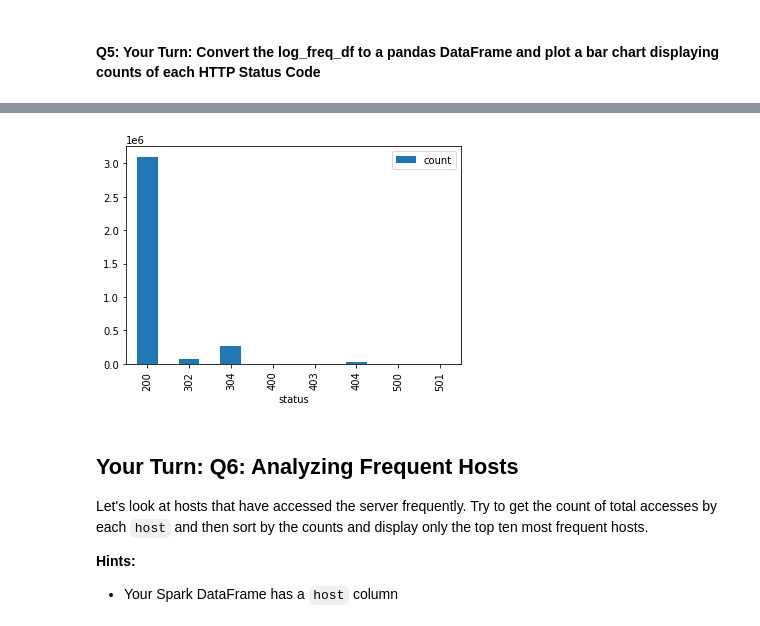
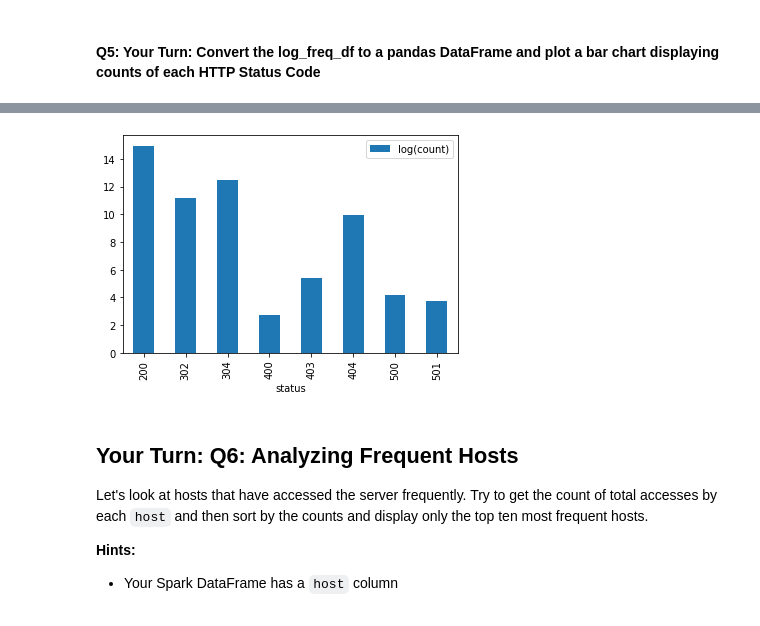
Before and after one commit to JoshSpangler96/mec-mini-projects, a Jupyter notebook: Sparks_Data_Wrangling/Sparks_Data_Wrangling.ipynb, the cells around one changed output, grey strips where cells are left out. Saved outputs shown, nothing was run; the diff lists cells and outputs as text; code cells hidden in the pictures.

```diff
--- a/Sparks_Data_Wrangling/Sparks_Data_Wrangling.ipynb
+++ b/Sparks_Data_Wrangling/Sparks_Data_Wrangling.ipynb
@@ -539,10 +539,10 @@ log_freq_df.show()
 #### Q5: Your Turn: Convert the log\_freq\_df to a pandas DataFrame and plot a bar chart displaying counts of each HTTP Status Code
 # %%
 log_freq_pd_df = log_freq_df.toPandas()
-log_freq_pd_df.plot(x='status', y='count', kind='bar')
+log_freq_pd_df.plot(x='status', y='log(count)', kind='bar')
 # %% [output]
 [interactive output not drawn]
-[figure, old version]
+[figure, new version]
 # %% [markdown]
 ## Your Turn: Q6: Analyzing Frequent Hosts
 
```
Also changed, not shown: parts of 4 cells of this notebook, 1 other file.
